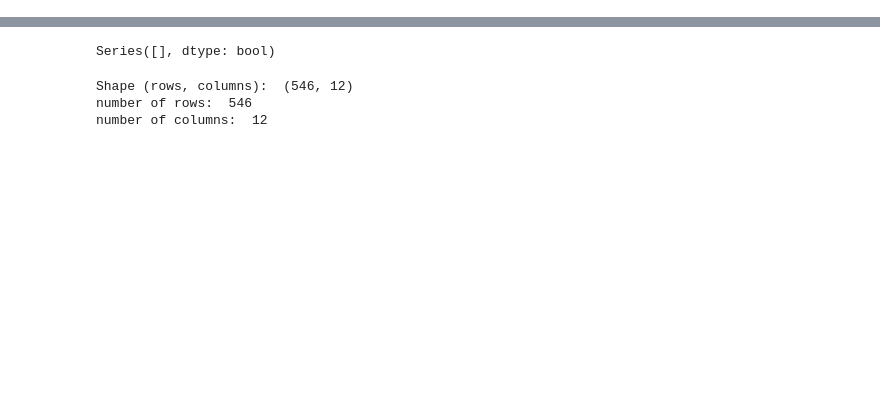
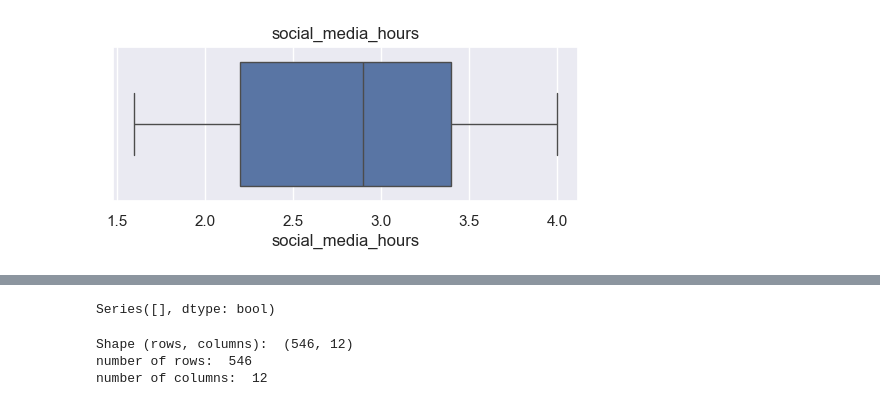
Before and after one commit to ASD-AlG/MACHINE-LEARNING-LAB, a Jupyter notebook: display.ipynb, the cells around one changed output, grey strips where cells are left out. Drawn from its saved outputs; the diff is of its cells as text; code cells hidden in the pictures; blank space fills up the shorter version.

```diff
--- a/display.ipynb
+++ b/display.ipynb
@@ -26,0 +43,8 @@ df.head(-1)
+# %%
+#check for outliers
+mplt.figure(figsize=(6,2))
+sbrn.boxplot(x=df['social_media_hours'])
+mplt.title("social_media_hours")
+mplt.show()
+# %% [output]
+[figure, added]
```
Also changed, not shown: parts of 24 cells of this notebook, 1 other file.
